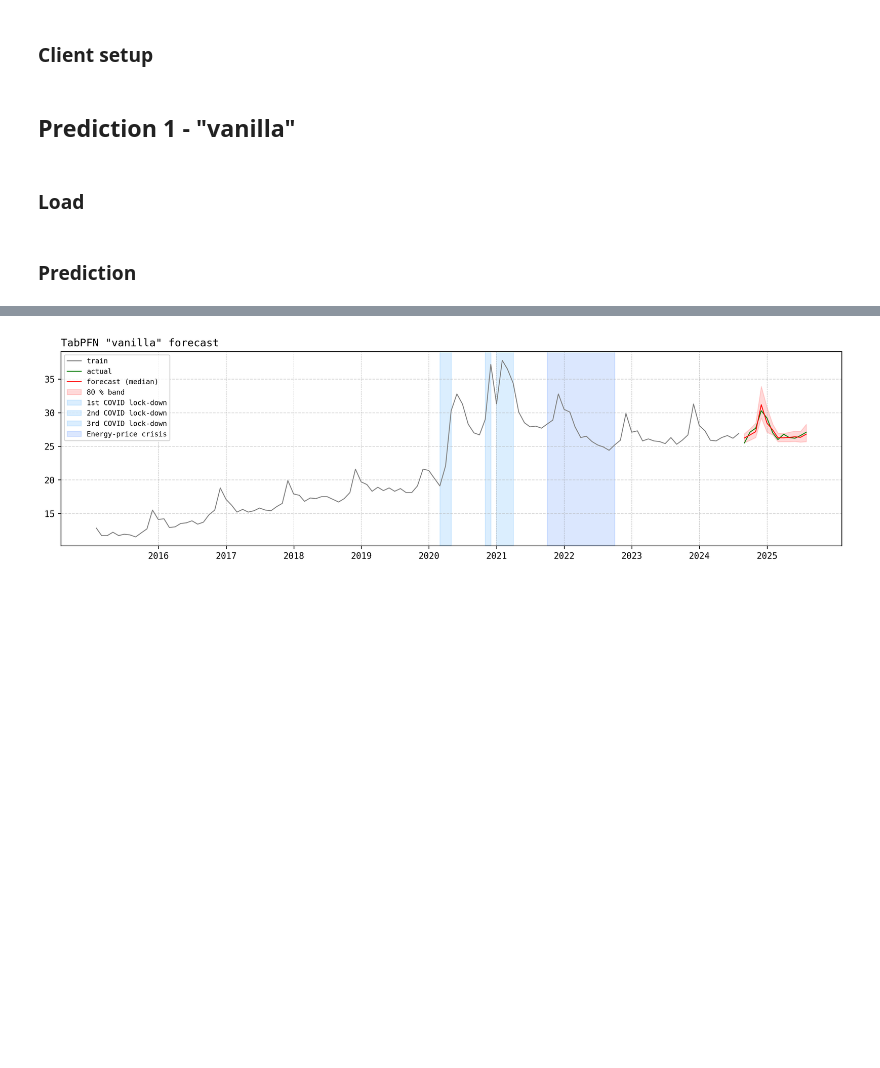
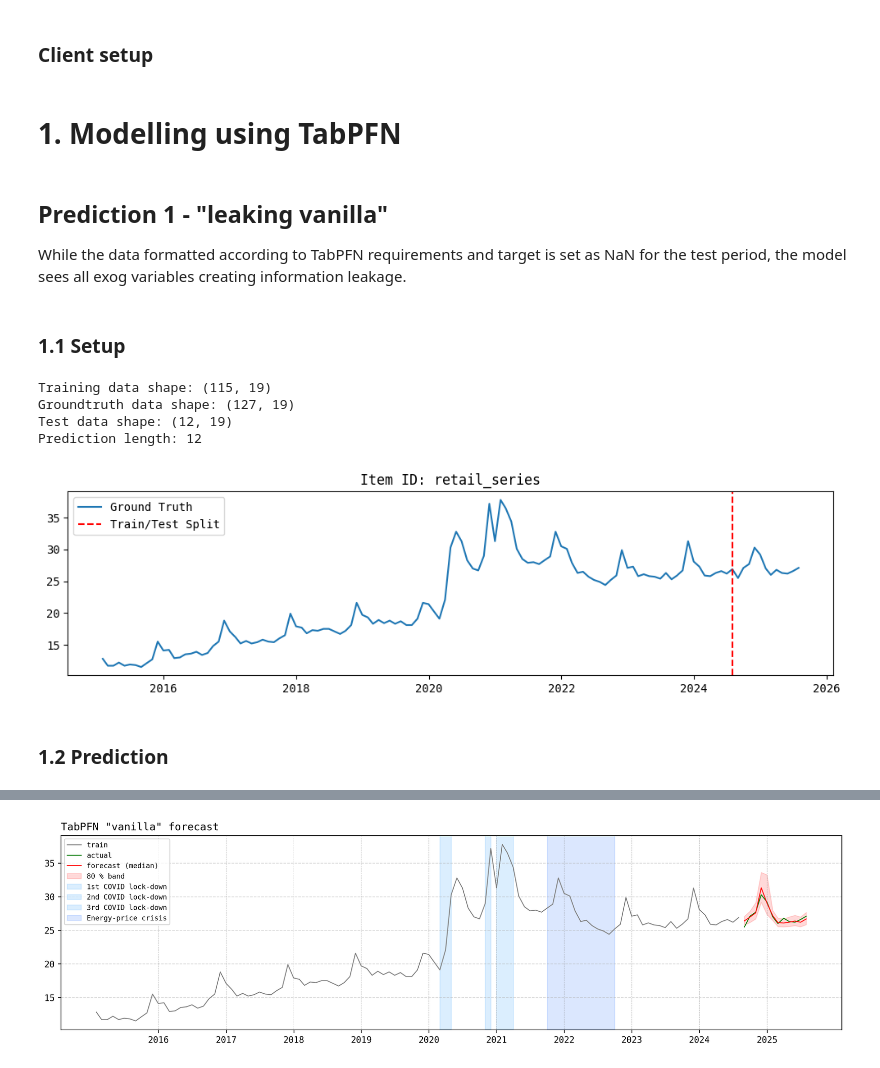
Before and after one commit to michaelarutyunov/time-series-methods, a Jupyter notebook: notebooks/03_modelling.ipynb, the cells around one changed output, grey strips where cells are left out. Saved outputs shown, nothing was run; the diff lists cells and outputs as text; code cells hidden in the pictures; blank space fills up the shorter version.

```diff
--- a/notebooks/03_modelling.ipynb
+++ b/notebooks/03_modelling.ipynb
@@ -112,10 +132,14 @@ import dotenv
 dotenv.load_dotenv()
 token = dotenv.get_key(dotenv.find_dotenv(), "PRIORLABS_API_KEY")
 tabpfn_client.set_access_token(token)
+# %% [markdown]
+# 1. Modelling using TabPFN
 # %% [markdown]
-## Prediction 1 - "vanilla"
+## Prediction 1 - "leaking vanilla"
+
+While the data formatted according to TabPFN requirements and target is set as NaN for the test period, the model sees all exog variables creating information leakage.
 # %% [markdown]
-### Load
+### 1.1 Setup
 # %%
 from tabpfn_time_series.plot import plot_actual_ts
 from autogluon.timeseries import TimeSeriesDataFrame
@@ -138,42 +162,42 @@ df_full["quarter"] = df_full["date"].dt.quarter
 # Lag / rolling features (properly shifted to avoid leakage)
 for lag in [1, 2, 6, 12]:
     df_full[f"lag_{lag}"] = df_full.groupby("item_id")["target"].shift(lag)
 
 for w in [7, 14, 30]:
     df_full[f"roll_mean_{w}"] = (
         df_full.groupby("item_id")["target"]
-               .shift(1)                       # shift=1  =>  no leakage
+               .shift(1)   # to prevent target leakage in the rolling mean features
                .rolling(window=w, min_periods=1).mean()
     )
-
-# Shift exogenous variables to avoid leakage
-calendar_cols = ["month", "day_of_year", "week_of_year", "quarter"]
-never_shift = ["target", "date", "item_id"] + calendar_cols
-to_shift = [c for c in df_full.columns if c not in never_shift]
-df_full[to_shift] = df_full.groupby("item_id")[to_shift].shift(1)
 
 # Remove rows with missing target values
 df_full = df_full.dropna(subset=["target"])
 
 tsdf = TimeSeriesDataFrame.from_data_frame(
     df_full,
     id_column="item_id",
     timestamp_column="date",
     static_features_df=None
 )
 
 train_tsdf, test_tsdf_ground_truth = tsdf.train_test_split(prediction_length=HORIZON)
 test_tsdf = test_tsdf_ground_truth[-HORIZON:].copy()
 test_tsdf['target'] = np.nan
 
 print(f"Training data shape: {train_tsdf.shape}")
 print(f"Groundtruth data shape: {test_tsdf_ground_truth.shape}")
 print(f"Test data shape: {test_tsdf.shape}")
 print(f"Prediction length: {HORIZON}")
 
 plot_actual_ts(train_tsdf, test_tsdf_ground_truth)
+# %% [output]
+Training data shape: (115, 19)
+Groundtruth data shape: (127, 19)
+Test data shape: (12, 19)
+Prediction length: 12
+[figure, added]
 # %% [markdown]
-### Prediction
+### 1.2 Prediction
 # %%
 from tabpfn_time_series.plot import plot_pred_and_actual_ts
 from tabpfn_time_series import TabPFNTimeSeriesPredictor, TabPFNMode
```
Also changed, not shown: parts of 56 cells of this notebook, 2 other files.
